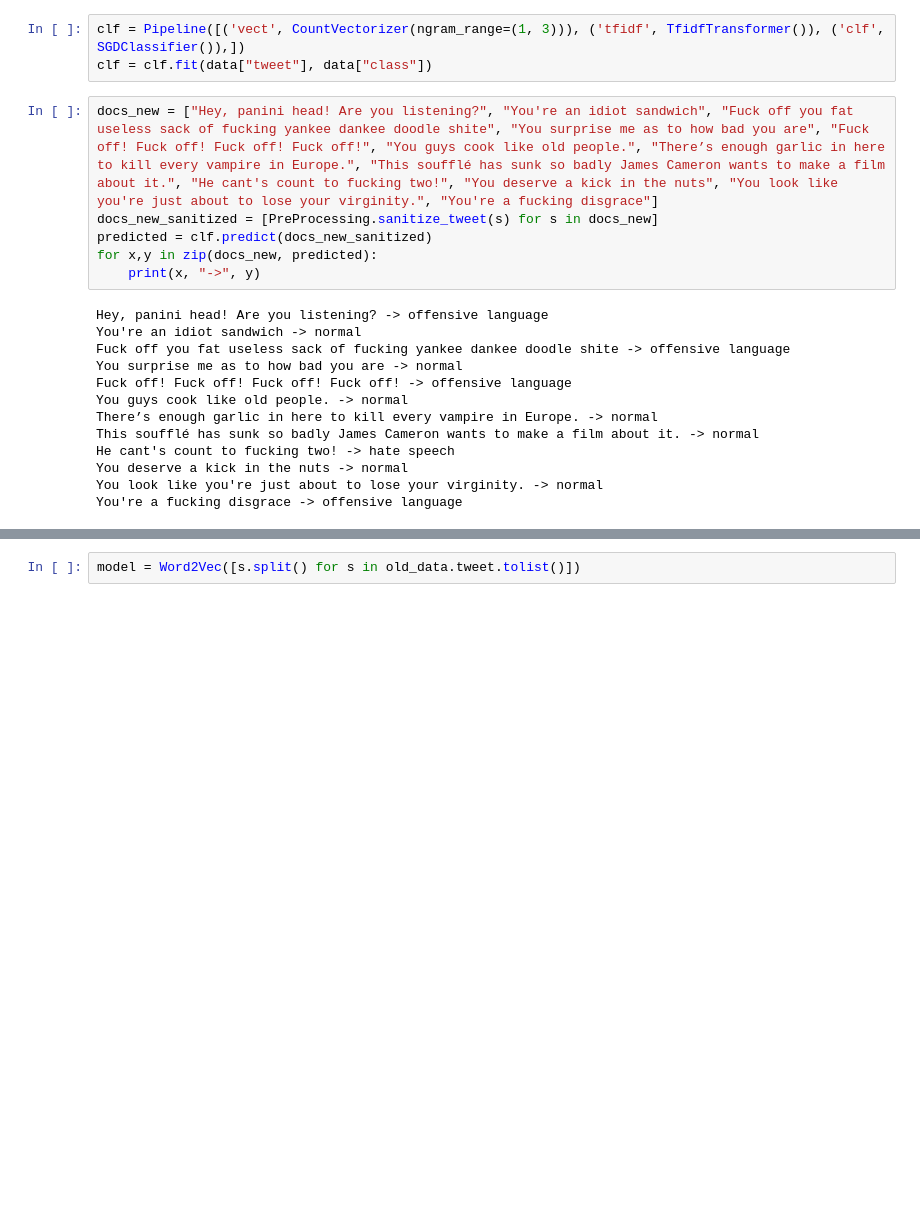
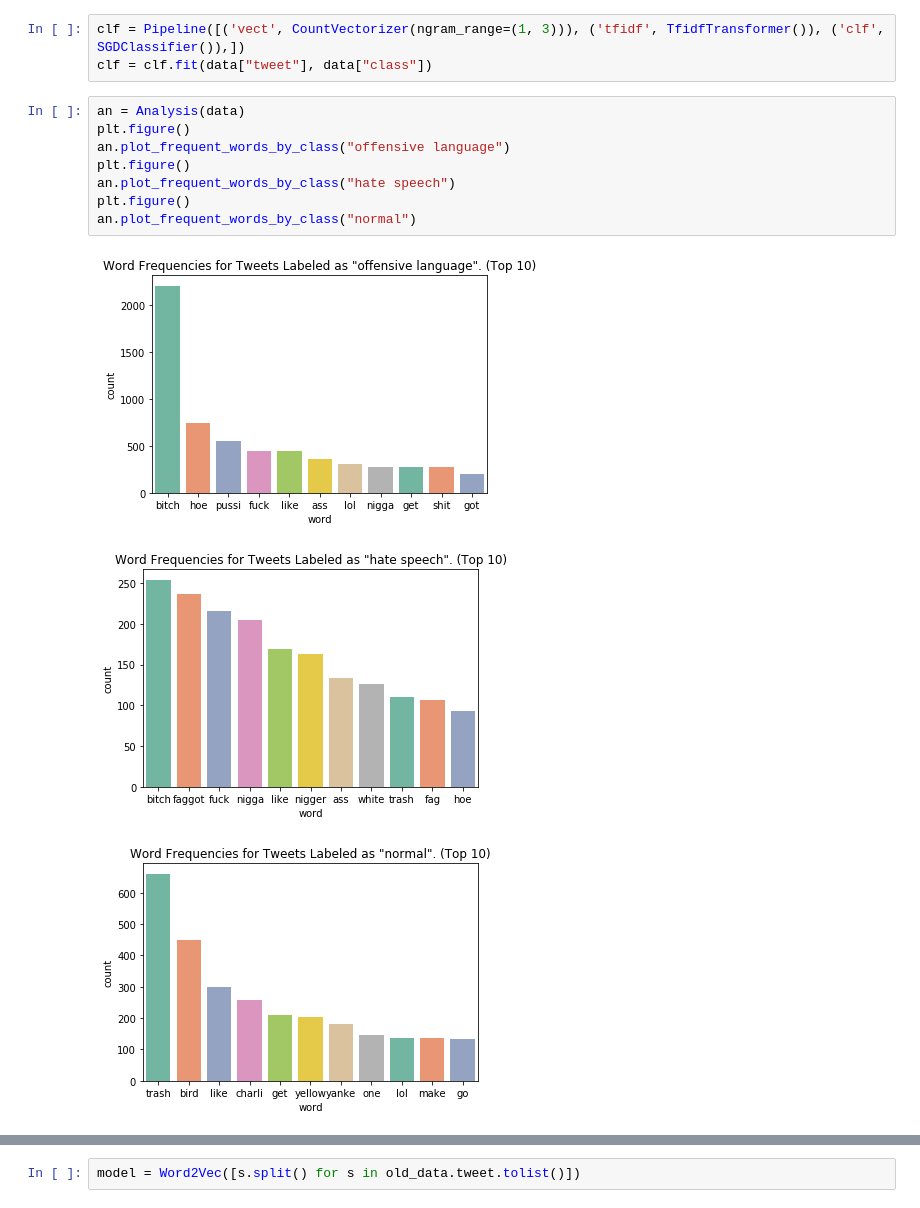
Before and after one commit to Xelvoz/Hatespeech_Detection, a Jupyter notebook: Hate speech Classification & Detection.ipynb, the cells around one changed output, grey strips where cells are left out. Saved outputs shown, nothing was run; the diff lists cells and outputs as text; blank space fills up the shorter version.

```diff
--- a/Hate speech Classification & Detection.ipynb
+++ b/Hate speech Classification & Detection.ipynb
@@ -21,25 +24,18 @@ data = data[data["class"] != "offensive language"].append(ol)
 # %%
 clf = Pipeline([('vect', CountVectorizer(ngram_range=(1, 3))), ('tfidf', TfidfTransformer()), ('clf', SGDClassifier()),])
 clf = clf.fit(data["tweet"], data["class"])
-# %%
-docs_new = ["Hey, panini head! Are you listening?", "You're an idiot sandwich", "Fuck off you fat useless sack of fucking yankee dankee doodle shite", "You surprise me as to how bad you are", "Fuck off! Fuck off! Fuck off! Fuck off!", "You guys cook like old people.", "There’s enough garlic in here to kill every vampire in Europe.", "This soufflé has sunk so badly James Cameron wants to make a film about it.", "He cant's count to fucking two!", "You deserve a kick in the nuts", "You look like you're just about to lose your virginity.", "You're a fucking disgrace"]
-docs_new_sanitized = [PreProcessing.sanitize_tweet(s) for s in docs_new]
-predicted = clf.predict(docs_new_sanitized)
-for x,y in zip(docs_new, predicted):
-    print(x, "->", y)
-# %% [output]
-Hey, panini head! Are you listening? -> offensive language
-You're an idiot sandwich -> normal
-Fuck off you fat useless sack of fucking yankee dankee doodle shite -> offensive language
-You surprise me as to how bad you are -> normal
-Fuck off! Fuck off! Fuck off! Fuck off! -> offensive language
-You guys cook like old people. -> normal
-There’s enough garlic in here to kill every vampire in Europe. -> normal
-This soufflé has sunk so badly James Cameron wants to make a film about it. -> normal
-He cant's count to fucking two! -> hate speech
-You deserve a kick in the nuts -> normal
-You look like you're just about to lose your virginity. -> normal
-You're a fucking disgrace -> offensive language
+# %%
+an = Analysis(data)
+plt.figure()
+an.plot_frequent_words_by_class("offensive language")
+plt.figure()
+an.plot_frequent_words_by_class("hate speech")
+plt.figure()
+an.plot_frequent_words_by_class("normal")
+# %% [output]
+[figure, added]
+[figure, added]
+[figure, added]
 # %%
 sns.countplot(x="class", data=data)
 # %% [output]
```
Also changed, not shown: parts of 8 cells of this notebook, 1 other file.
